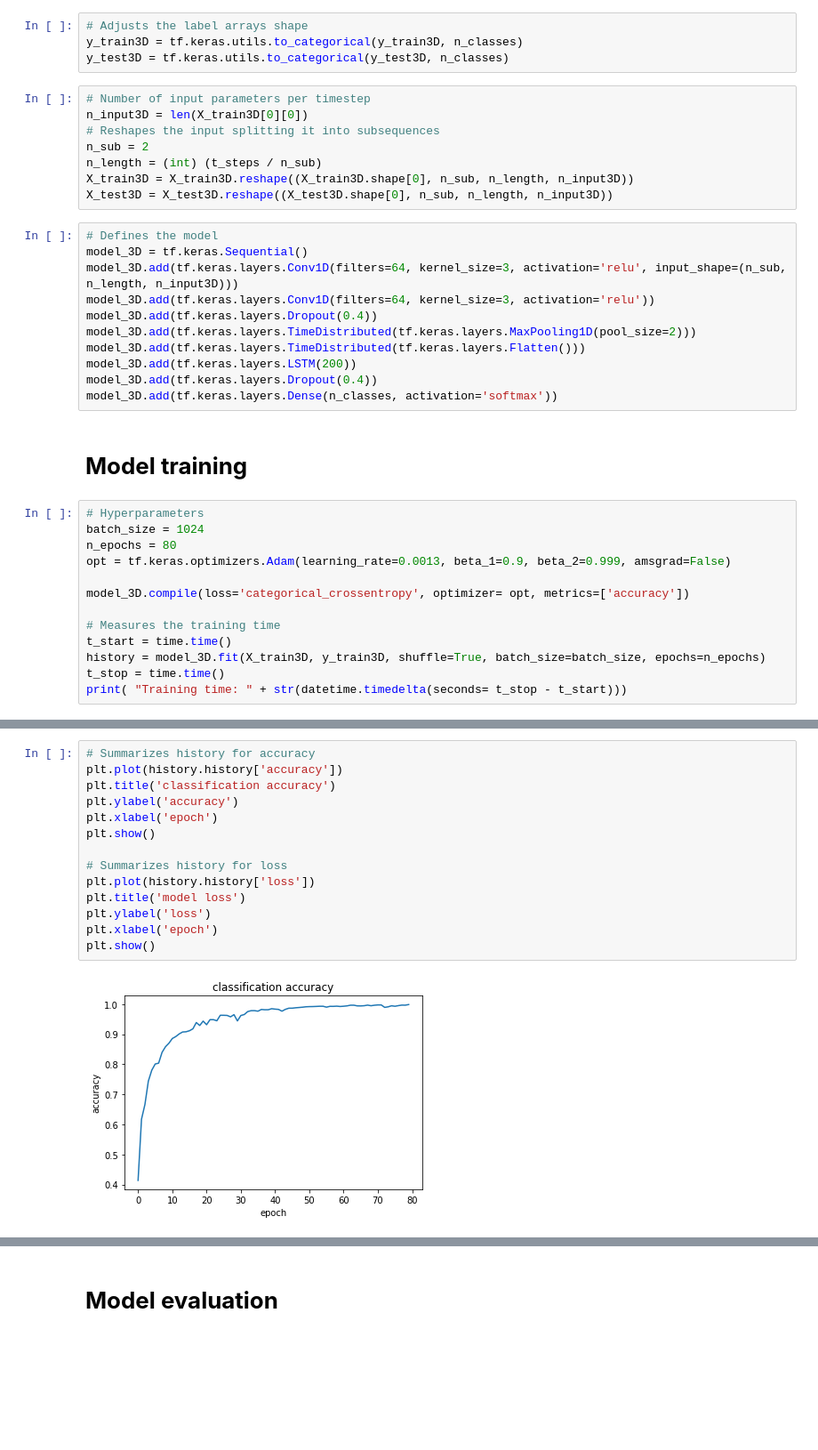
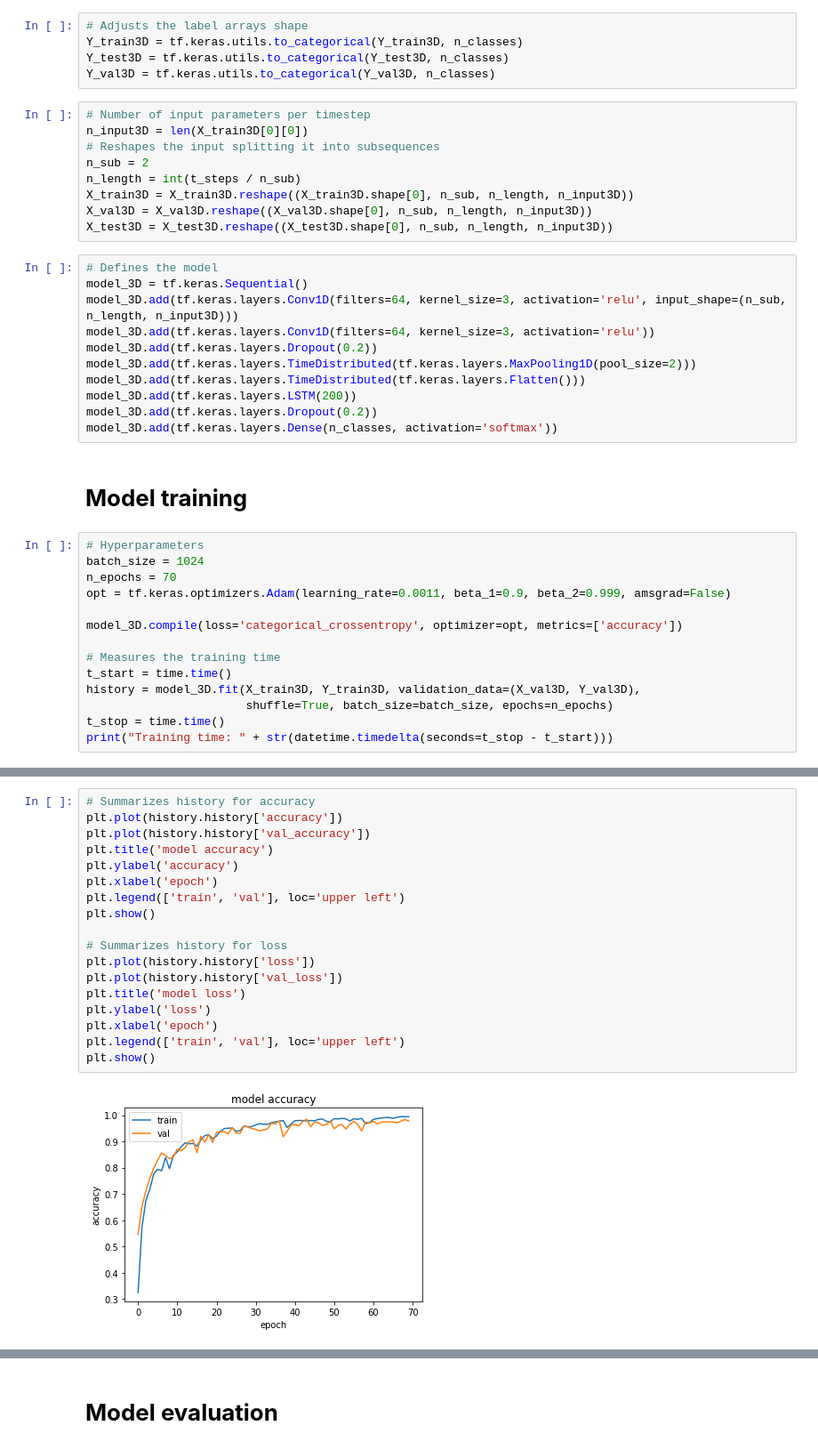
Before and after one commit to Mario-td/Hand-Gesture-Classification-with-Tensorflow-2.0, a Jupyter notebook: 3DModel.ipynb, the cells around one changed output, grey strips where cells are left out. Shown at 89% size. Cells and saved outputs as stored; diff of their text form; blank space fills up the shorter version.

```diff
--- a/3DModel.ipynb
+++ b/3DModel.ipynb
@@ -70,39 +119,42 @@ test samples 4: 538
 # %%
 # Adjusts the label arrays shape
-y_train3D = tf.keras.utils.to_categorical(y_train3D, n_classes)
-y_test3D = tf.keras.utils.to_categorical(y_test3D, n_classes)
+Y_train3D = tf.keras.utils.to_categorical(Y_train3D, n_classes)
+Y_test3D = tf.keras.utils.to_categorical(Y_test3D, n_classes)
+Y_val3D = tf.keras.utils.to_categorical(Y_val3D, n_classes)
 # %%
 # Number of input parameters per timestep
 n_input3D = len(X_train3D[0][0])
 # Reshapes the input splitting it into subsequences
 n_sub = 2
-n_length = (int) (t_steps / n_sub)
+n_length = int(t_steps / n_sub)
 X_train3D = X_train3D.reshape((X_train3D.shape[0], n_sub, n_length, n_input3D))
+X_val3D = X_val3D.reshape((X_val3D.shape[0], n_sub, n_length, n_input3D))
 X_test3D = X_test3D.reshape((X_test3D.shape[0], n_sub, n_length, n_input3D))
 # %%
 # Defines the model
 model_3D = tf.keras.Sequential()
-model_3D.add(tf.keras.layers.Conv1D(filters=64, kernel_size=3, activation='relu', input_shape=(n_sub,  n_length, n_input3D)))
+model_3D.add(tf.keras.layers.Conv1D(filters=64, kernel_size=3, activation='relu', input_shape=(n_sub, n_length, n_input3D)))
 model_3D.add(tf.keras.layers.Conv1D(filters=64, kernel_size=3, activation='relu'))
-model_3D.add(tf.keras.layers.Dropout(0.4))
+model_3D.add(tf.keras.layers.Dropout(0.2))
 model_3D.add(tf.keras.layers.TimeDistributed(tf.keras.layers.MaxPooling1D(pool_size=2)))
 model_3D.add(tf.keras.layers.TimeDistributed(tf.keras.layers.Flatten()))
 model_3D.add(tf.keras.layers.LSTM(200))
-model_3D.add(tf.keras.layers.Dropout(0.4))
+model_3D.add(tf.keras.layers.Dropout(0.2))
 model_3D.add(tf.keras.layers.Dense(n_classes, activation='softmax'))
 # %% [markdown]
 # **Model training**
 # %%
 # Hyperparameters
 batch_size = 1024
-n_epochs = 80
-opt = tf.keras.optimizers.Adam(learning_rate=0.0013, beta_1=0.9, beta_2=0.999, amsgrad=False)
+n_epochs = 70
+opt = tf.keras.optimizers.Adam(learning_rate=0.0011, beta_1=0.9, beta_2=0.999, amsgrad=False)
 
-model_3D.compile(loss='categorical_crossentropy', optimizer= opt, metrics=['accuracy'])
+model_3D.compile(loss='categorical_crossentropy', optimizer=opt, metrics=['accuracy'])
 
 # Measures the training time
 t_start = time.time()
-history = model_3D.fit(X_train3D, y_train3D, shuffle=True, batch_size=batch_size, epochs=n_epochs)
+history = model_3D.fit(X_train3D, Y_train3D, validation_data=(X_val3D, Y_val3D),
+                       shuffle=True, batch_size=batch_size, epochs=n_epochs)
 t_stop = time.time()
-print( "Training time: " + str(datetime.timedelta(seconds= t_stop - t_start)))
+print("Training time: " + str(datetime.timedelta(seconds=t_stop - t_start)))
 # %% [output]
@@ -126,16 +178,20 @@ Training time: 0:03:47.855047
 # %%
 # Summarizes history for accuracy
 plt.plot(history.history['accuracy'])
-plt.title('classification accuracy')
+plt.plot(history.history['val_accuracy'])
+plt.title('model accuracy')
 plt.ylabel('accuracy')
 plt.xlabel('epoch')
+plt.legend(['train', 'val'], loc='upper left')
 plt.show()
 
 # Summarizes history for loss
 plt.plot(history.history['loss'])
+plt.plot(history.history['val_loss'])
 plt.title('model loss')
 plt.ylabel('loss')
 plt.xlabel('epoch')
+plt.legend(['train', 'val'], loc='upper left')
 plt.show()
 # %% [output]
-[figure, old version]
+[figure, new version]
```
Also changed, not shown: parts of 20 cells of this notebook.
